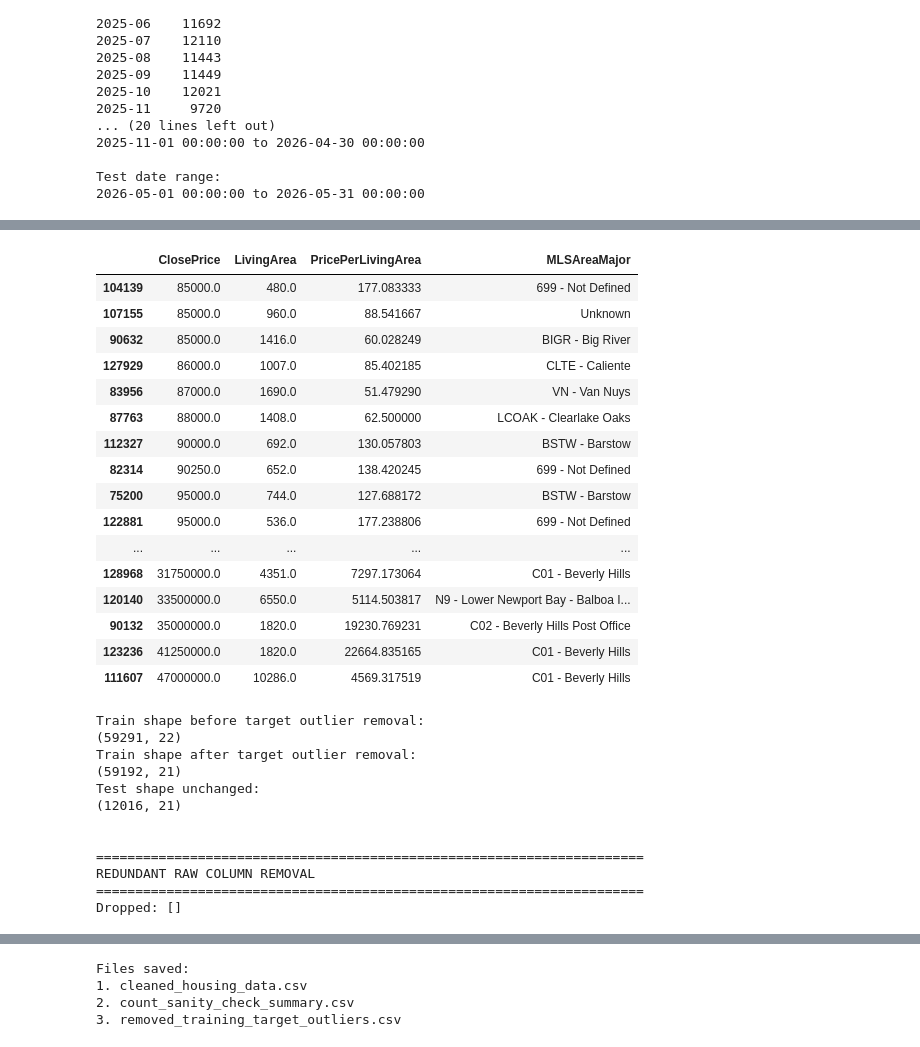
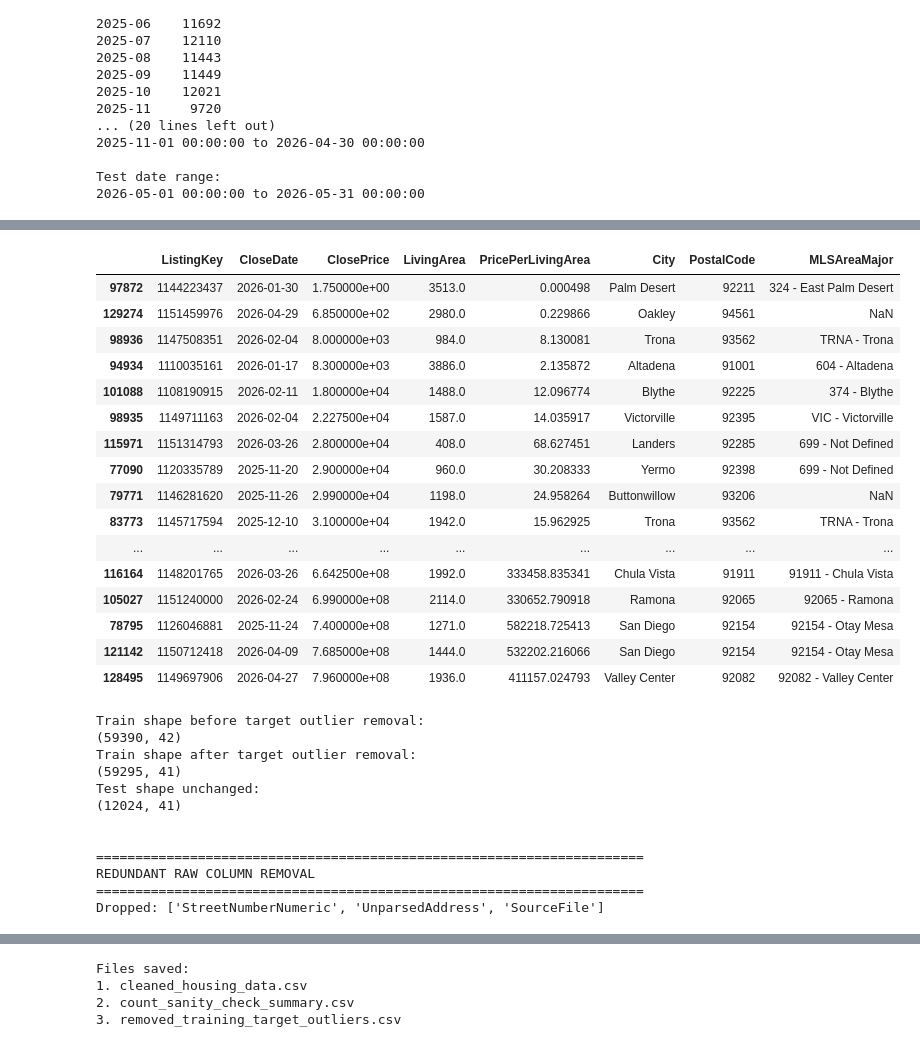
Before and after one commit to sammydyx/IDXExchange-Data-Science, a Jupyter notebook: week3/version2/02_preprocessing.ipynb, the cells around one changed output, grey strips where cells are left out. Saved outputs shown, nothing was run; the diff lists cells and outputs as text; code cells hidden in the pictures.

```diff
--- a/week3/version2/02_preprocessing.ipynb
+++ b/week3/version2/02_preprocessing.ipynb
@@ -14,19 +20,19 @@ RANDOM_STATE = 420
 # ============================================================
 
 files = [
-    "../CRMLSSold202505.csv",
-    "../CRMLSSold202506.csv",
-    "../CRMLSSold202507.csv",
-    "../CRMLSSold202508.csv",
-    "../CRMLSSold202509.csv",
-    "../CRMLSSold202510.csv",
-    "../CRMLSSold202511.csv",
-    "../CRMLSSold202512.csv",
-    "../CRMLSSold202601.csv",
-    "../CRMLSSold202602.csv",
-    "../CRMLSSold202603.csv",
-    "../CRMLSSold202604.csv",
-    "../CRMLSSold202605.csv"
+    "../../CRMLSSold202505.csv",
+    "../../CRMLSSold202506.csv",
+    "../../CRMLSSold202507.csv",
+    "../../CRMLSSold202508.csv",
+    "../../CRMLSSold202509.csv",
+    "../../CRMLSSold202510.csv",
+    "../../CRMLSSold202511.csv",
+    "../../CRMLSSold202512.csv",
+    "../../CRMLSSold202601.csv",
+    "../../CRMLSSold202602.csv",
+    "../../CRMLSSold202603.csv",
+    "../../CRMLSSold202604.csv",
+    "../../CRMLSSold202605.csv"
 ]
 
 dataframes = []
@@ -1163,11 +1169,6 @@ print(test_df.shape)
 drop_raw_cols = [
     "StreetNumberNumeric",
     "UnparsedAddress",
-
-    # This column is considered redundant with BathroomsTotalInteger
-    # in the current project design.
-    "BedroomsTotal",
-
     # Temporary source tracking column.
     "SourceFile"
 ]
@@ -1215,34 +1216,34 @@ Total target outliers removed from training:
 
 Removed target-outlier observations:
-|  | ClosePrice | LivingArea | PricePerLivingArea | MLSAreaMajor |
-| 104139 | 85000.0 | 480.0 | 177.083333 | 699 - Not Defined |
-| 107155 | 85000.0 | 960.0 | 88.541667 | Unknown |
-| 90632 | 85000.0 | 1416.0 | 60.028249 | BIGR - Big River |
-| 127929 | 86000.0 | 1007.0 | 85.402185 | CLTE - Caliente |
-| 83956 | 87000.0 | 1690.0 | 51.479290 | VN - Van Nuys |
-| 87763 | 88000.0 | 1408.0 | 62.500000 | LCOAK - Clearlake Oaks |
-| 112327 | 90000.0 | 692.0 | 130.057803 | BSTW - Barstow |
-| 82314 | 90250.0 | 652.0 | 138.420245 | 699 - Not Defined |
-| 75200 | 95000.0 | 744.0 | 127.688172 | BSTW - Barstow |
-| 122881 | 95000.0 | 536.0 | 177.238806 | 699 - Not Defined |
-| ... | ... | ... | ... | ... |
-| 128968 | 31750000.0 | 4351.0 | 7297.173064 | C01 - Beverly Hills |
-| 120140 | 33500000.0 | 6550.0 | 5114.503817 | N9 - Lower Newport Bay - Balboa I... |
-| 90132 | 35000000.0 | 1820.0 | 19230.769231 | C02 - Beverly Hills Post Office |
-| 123236 | 41250000.0 | 1820.0 | 22664.835165 | C01 - Beverly Hills |
-| 111607 | 47000000.0 | 10286.0 | 4569.317519 | C01 - Beverly Hills |
+|  | ListingKey | CloseDate | ClosePrice | LivingArea | PricePerLivingArea | City | PostalCode | MLSAreaMajor |
+| 97872 | 1144223437 | 2026-01-30 | 1.750000e+00 | 3513.0 | 0.000498 | Palm Desert | 92211 | 324 - East Palm Desert |
+| 129274 | 1151459976 | 2026-04-29 | 6.850000e+02 | 2980.0 | 0.229866 | Oakley | 94561 | NaN |
+| 98936 | 1147508351 | 2026-02-04 | 8.000000e+03 | 984.0 | 8.130081 | Trona | 93562 | TRNA - Trona |
+| 94934 | 1110035161 | 2026-01-17 | 8.300000e+03 | 3886.0 | 2.135872 | Altadena | 91001 | 604 - Altadena |
+| 101088 | 1108190915 | 2026-02-11 | 1.800000e+04 | 1488.0 | 12.096774 | Blythe | 92225 | 374 - Blythe |
+| 98935 | 1149711163 | 2026-02-04 | 2.227500e+04 | 1587.0 | 14.035917 | Victorville | 92395 | VIC - Victorville |
+| 115971 | 1151314793 | 2026-03-26 | 2.800000e+04 | 408.0 | 68.627451 | Landers | 92285 | 699 - Not Defined |
+| 77090 | 1120335789 | 2025-11-20 | 2.900000e+04 | 960.0 | 30.208333 | Yermo | 92398 | 699 - Not Defined |
+| 79771 | 1146281620 | 2025-11-26 | 2.990000e+04 | 1198.0 | 24.958264 | Buttonwillow | 93206 | NaN |
+| 83773 | 1145717594 | 2025-12-10 | 3.100000e+04 | 1942.0 | 15.962925 | Trona | 93562 | TRNA - Trona |
+| ... | ... | ... | ... | ... | ... | ... | ... | ... |
+| 116164 | 1148201765 | 2026-03-26 | 6.642500e+08 | 1992.0 | 333458.835341 | Chula Vista | 91911 | 91911 - Chula Vista |
+| 105027 | 1151240000 | 2026-02-24 | 6.990000e+08 | 2114.0 | 330652.790918 | Ramona | 92065 | 92065 - Ramona |
+| 78795 | 1126046881 | 2025-11-24 | 7.400000e+08 | 1271.0 | 582218.725413 | San Diego | 92154 | 92154 - Otay Mesa |
+| 121142 | 1150712418 | 2026-04-09 | 7.685000e+08 | 1444.0 | 532202.216066 | San Diego | 92154 | 92154 - Otay Mesa |
+| 128495 | 1149697906 | 2026-04-27 | 7.960000e+08 | 1936.0 | 411157.024793 | Valley Center | 92082 | 92082 - Valley Center |
 Train shape before target outlier removal:
-(59291, 22)
+(59390, 42)
 Train shape after target outlier removal:
-(59192, 21)
+(59295, 41)
 Test shape unchanged:
-(12016, 21)
+(12024, 41)
 
 
 ======================================================================
 REDUNDANT RAW COLUMN REMOVAL
 ======================================================================
-Dropped: []
+Dropped: ['StreetNumberNumeric', 'UnparsedAddress', 'SourceFile']
 # %%
 
 # ============================================================
```
Also changed, not shown: parts of 4 cells of this notebook, 13 other files.
